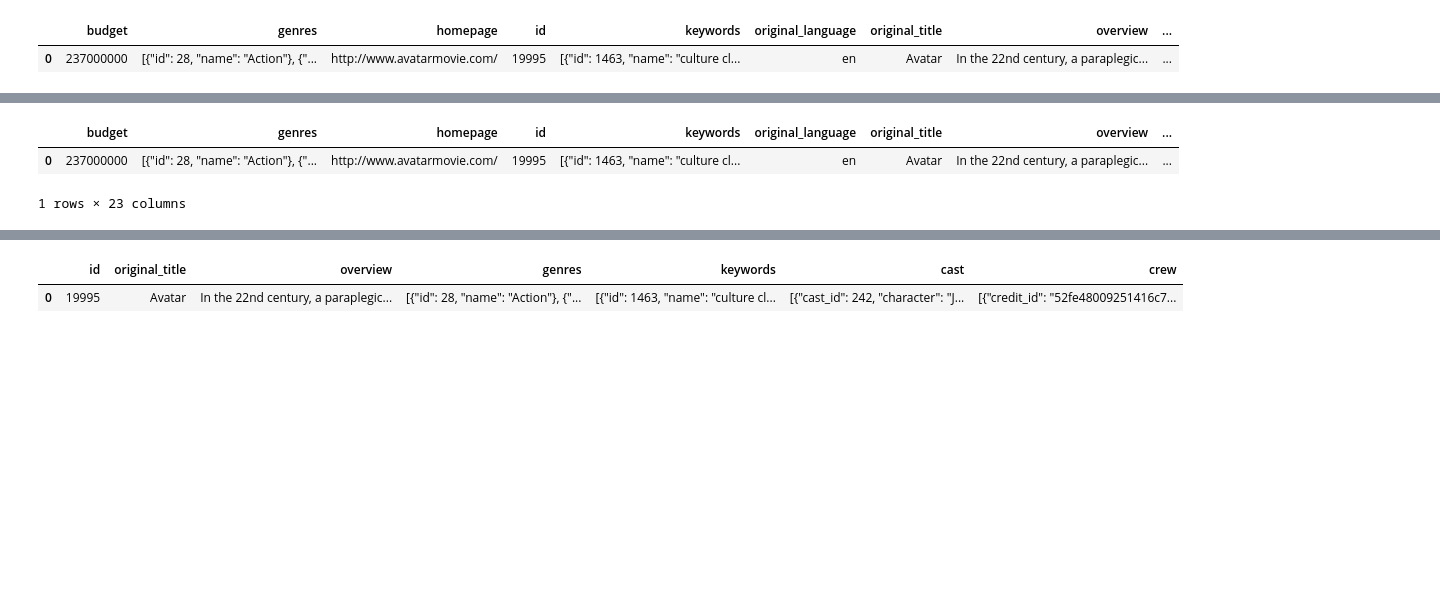
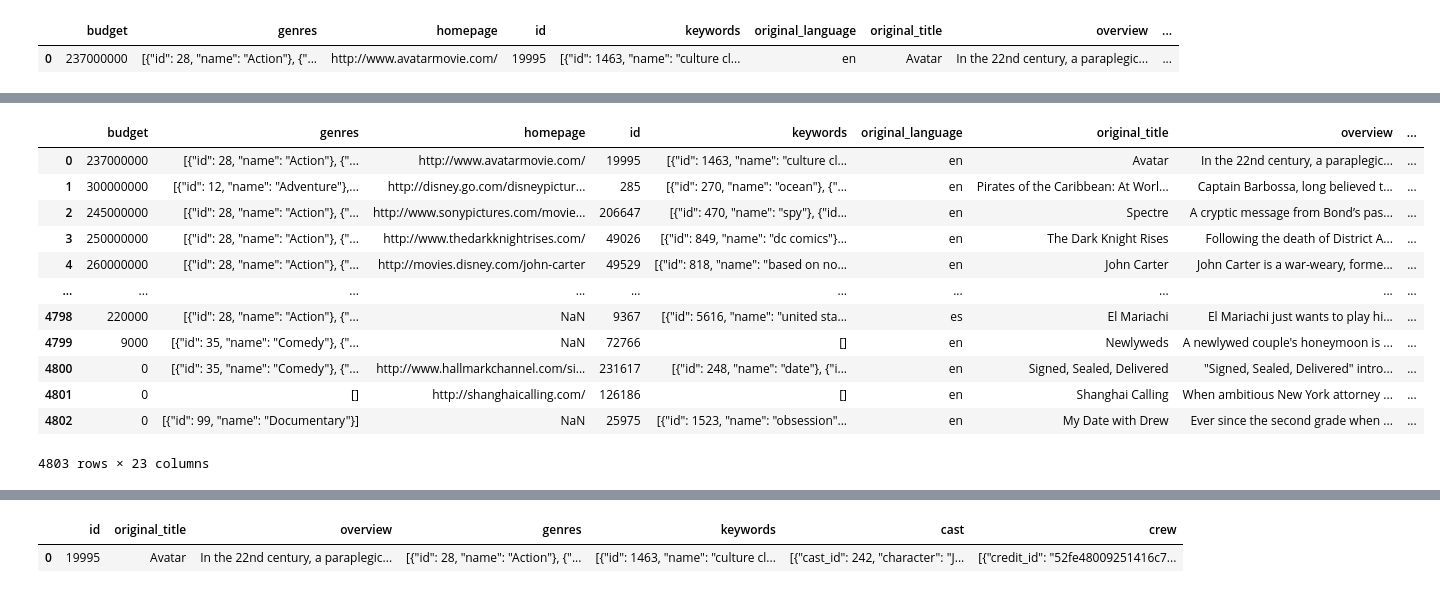
Before and after one commit to SebastianGomez5/movie-recommender-system, a Jupyter notebook: RecomenderMovie.ipynb, the cells around one changed output, grey strips where cells are left out. Drawn from its saved outputs; the diff is of its cells as text; code cells hidden in the pictures; blank space fills up the shorter version.

```diff
--- a/RecomenderMovie.ipynb
+++ b/RecomenderMovie.ipynb
@@ -58,11 +85,21 @@ credits = credits.rename(columns={'movie_id': 'id'})
 # %%
 # unir ambas tablas
 movies = movies.merge(credits, on='id')
-movies.head(1)
+movies
 # %% [output]
 |  | budget | genres | homepage | id | keywords | original_language | original_title | overview | ... |
 | 0 | 237000000 | [{"id": 28, "name": "Action"}, {"... | http://www.avatarmovie.com/ | 19995 | [{"id": 1463, "name": "culture cl... | en | Avatar | In the 22nd century, a paraplegic... | ... |
+| 1 | 300000000 | [{"id": 12, "name": "Adventure"},... | http://disney.go.com/disneypictur... | 285 | [{"id": 270, "name": "ocean"}, {"... | en | Pirates of the Caribbean: At Worl... | Captain Barbossa, long believed t... | ... |
+| 2 | 245000000 | [{"id": 28, "name": "Action"}, {"... | http://www.sonypictures.com/movie... | 206647 | [{"id": 470, "name": "spy"}, {"id... | en | Spectre | A cryptic message from Bond’s pas... | ... |
+| 3 | 250000000 | [{"id": 28, "name": "Action"}, {"... | http://www.thedarkknightrises.com/ | 49026 | [{"id": 849, "name": "dc comics"}... | en | The Dark Knight Rises | Following the death of District A... | ... |
+| 4 | 260000000 | [{"id": 28, "name": "Action"}, {"... | http://movies.disney.com/john-carter | 49529 | [{"id": 818, "name": "based on no... | en | John Carter | John Carter is a war-weary, forme... | ... |
+| ... | ... | ... | ... | ... | ... | ... | ... | ... | ... |
+| 4798 | 220000 | [{"id": 28, "name": "Action"}, {"... | NaN | 9367 | [{"id": 5616, "name": "united sta... | es | El Mariachi | El Mariachi just wants to play hi... | ... |
+| 4799 | 9000 | [{"id": 35, "name": "Comedy"}, {"... | NaN | 72766 | [] | en | Newlyweds | A newlywed couple's honeymoon is ... | ... |
+| 4800 | 0 | [{"id": 35, "name": "Comedy"}, {"... | http://www.hallmarkchannel.com/si... | 231617 | [{"id": 248, "name": "date"}, {"i... | en | Signed, Sealed, Delivered | "Signed, Sealed, Delivered" intro... | ... |
+| 4801 | 0 | [] | http://shanghaicalling.com/ | 126186 | [] | en | Shanghai Calling | When ambitious New York attorney ... | ... |
+| 4802 | 0 | [{"id": 99, "name": "Documentary"}] | NaN | 25975 | [{"id": 1523, "name": "obsession"... | en | My Date with Drew | Ever since the second grade when ... | ... |
-1 rows × 23 columns
+4803 rows × 23 columns
 # %%
 #Eliminar informacion con valores nulos
 movies.isnull().sum()
```
Also changed, not shown: parts of 21 cells of this notebook.
